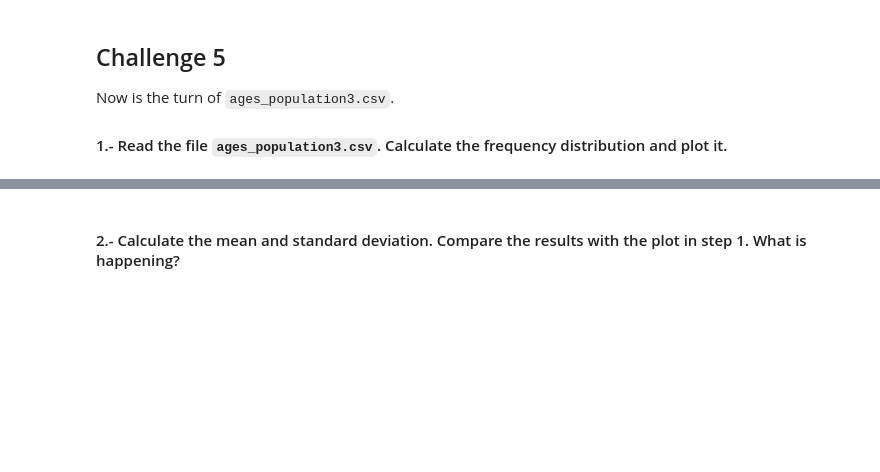
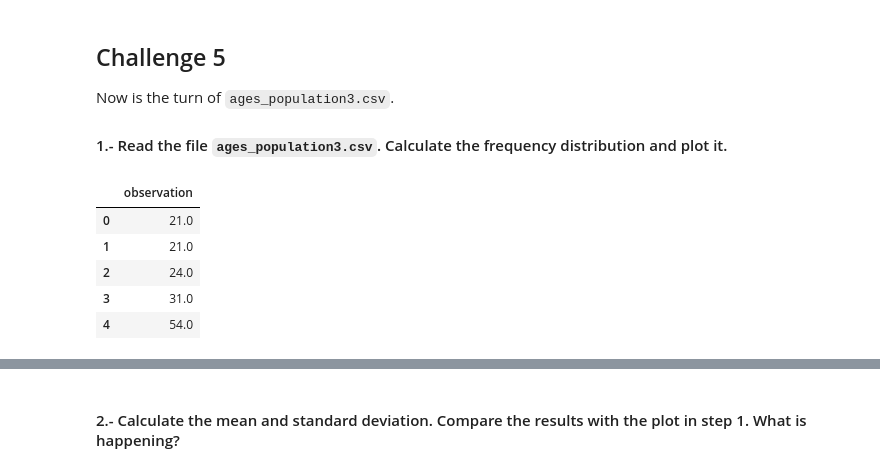
Before and after one commit to Irene9R/dataptmad1121_labs, a Jupyter notebook: module-2/understanding-descriptive-stats/your-code/main.ipynb, the cells around one changed output, grey strips where cells are left out. Drawn from its saved outputs; the diff is of its cells as text; code cells hidden in the pictures; blank space fills up the shorter version.

```diff
--- a/module-2/understanding-descriptive-stats/your-code/main.ipynb
+++ b/module-2/understanding-descriptive-stats/your-code/main.ipynb
@@ -347,5 +360,16 @@ your comments here
 Now is the turn of `ages_population3.csv`.
 
 #### 1.- Read the file `ages_population3.csv`. Calculate the frequency distribution and plot it.
+# %%
+# your code here
+ages_population3 = pd.read_csv('../data/ages_population3.csv')
+ages_population3.head()
+# %% [output]
+|  | observation |
+| 0 | 21.0 |
+| 1 | 21.0 |
+| 2 | 24.0 |
+| 3 | 31.0 |
+| 4 | 54.0 |
 # %%
 # your code here
```
Also changed, not shown: parts of 36 cells of this notebook.
